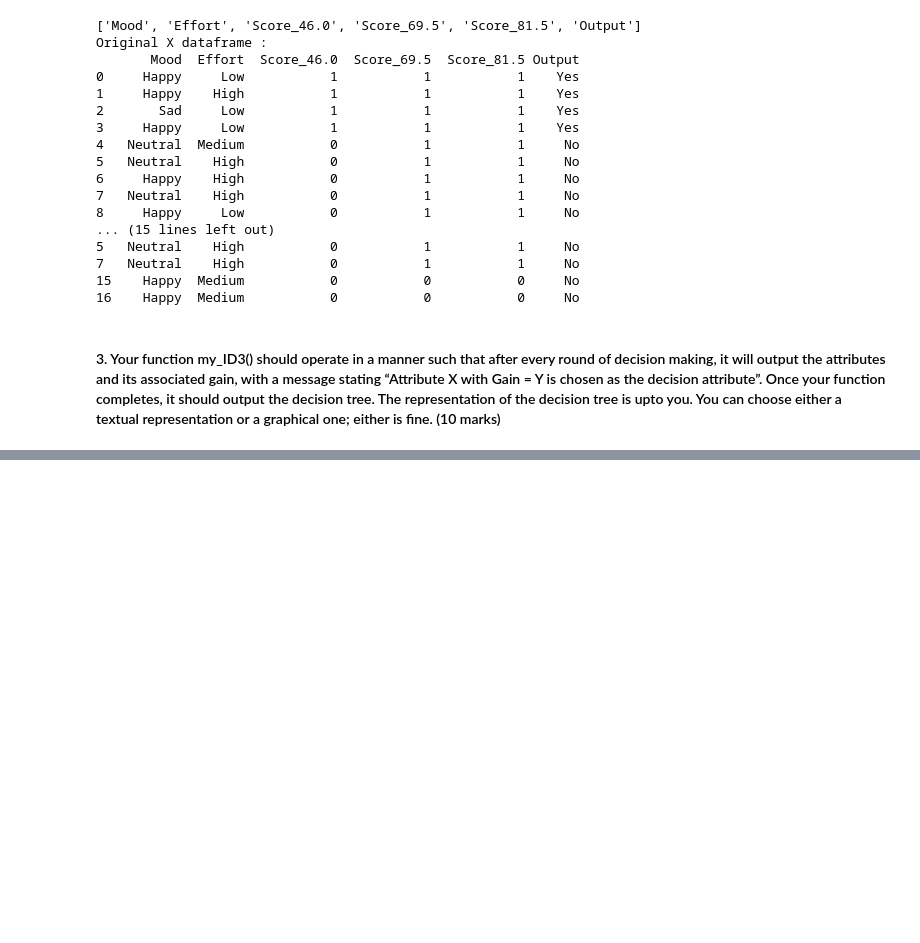
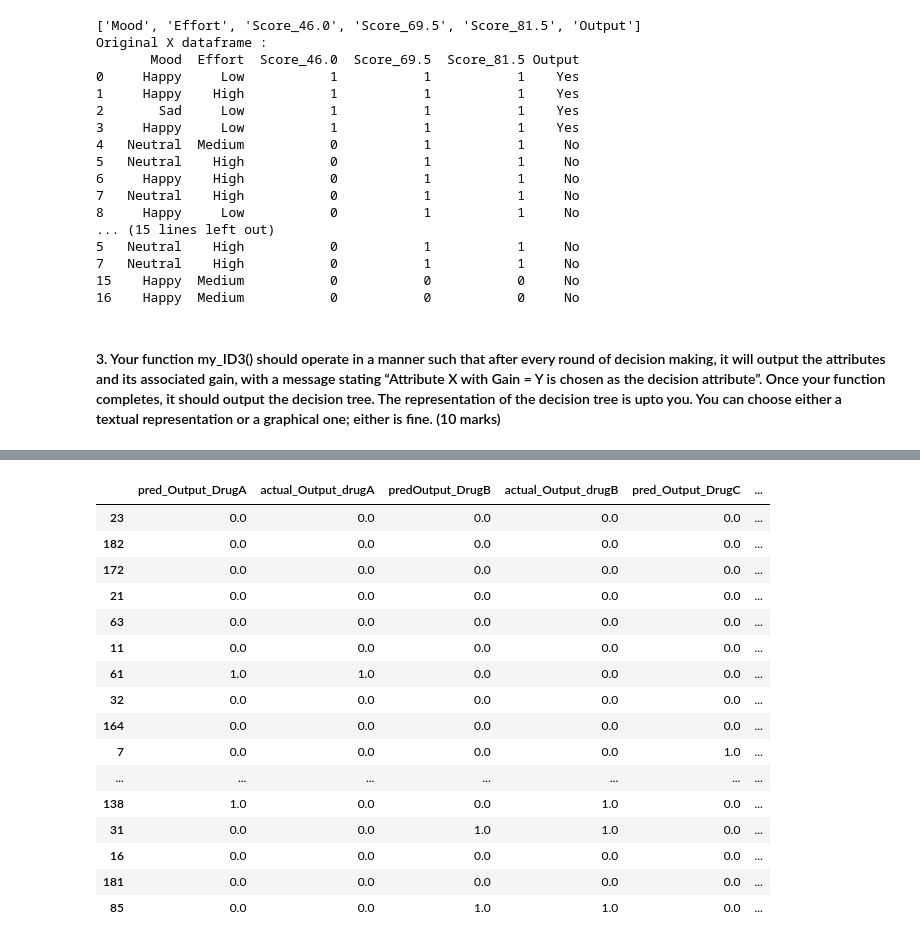
Before and after one commit to DeneshwaraSai/IIT-CS484-ML, a Jupyter notebook: Assignment1/Denesh_Assignment1.ipynb, the cells around one changed output, grey strips where cells are left out. Saved outputs shown, nothing was run; the diff lists cells and outputs as text; code cells hidden in the pictures; blank space fills up the shorter version.

```diff
--- a/Assignment1/Denesh_Assignment1.ipynb
+++ b/Assignment1/Denesh_Assignment1.ipynb
@@ -368,0 +635,51 @@ Mood  -> Entropy :  0.9819407868640977  -> Info Gain :  0.9159386515219116
+# %%
+'''
+The predicted multi-class output is split into separate lists for each drug.
+A dataframe is created to compare predicted vs actual outputs for each drug in separate columns.
+'''
+predOutputDrugA	= list()
+predOutputDrugB = list()
+predOutputDrugC	= list()
+predOutputDrugX	= list()
+predOutputDrugY	= list()
+
+for i in range(0, len(y_pred)):
+    predOutputDrugA.append(y_pred[i][0])
+    predOutputDrugB.append(y_pred[i][1])
+    predOutputDrugC.append(y_pred[i][2])
+    predOutputDrugX.append(y_pred[i][3])
+    predOutputDrugY.append(y_pred[i][4])
+
+actual_predicted = pd.DataFrame(
+    {
+        'pred_Output_DrugA'	: predOutputDrugA,
+        'actual_Output_drugA' : Y_test['Output_drugA'],
+        'predOutput_DrugB' : predOutputDrugB,
+        'actual_Output_drugB' : Y_test['Output_drugB'],
+        'pred_Output_DrugC' : predOutputDrugC,
+        'actual_Output_drugC' : Y_test['Output_drugC'],
+        'pred_Output_DrugX' : predOutputDrugX,
+        'actual_Output_drugX' : Y_test['Output_drugX'],
+        'pred_Output_DrugY' : predOutputDrugY,
+        'actual_Output_drugY' : Y_test['Output_drugY']
+    }
+)
+actual_predicted
+# %% [output]
+|  | pred_Output_DrugA | actual_Output_drugA | predOutput_DrugB | actual_Output_drugB | pred_Output_DrugC | ... |
+| 23 | 0.0 | 0.0 | 0.0 | 0.0 | 0.0 | ... |
+| 182 | 0.0 | 0.0 | 0.0 | 0.0 | 0.0 | ... |
+| 172 | 0.0 | 0.0 | 0.0 | 0.0 | 0.0 | ... |
+| 21 | 0.0 | 0.0 | 0.0 | 0.0 | 0.0 | ... |
+| 63 | 0.0 | 0.0 | 0.0 | 0.0 | 0.0 | ... |
+| 11 | 0.0 | 0.0 | 0.0 | 0.0 | 0.0 | ... |
+| 61 | 1.0 | 1.0 | 0.0 | 0.0 | 0.0 | ... |
+| 32 | 0.0 | 0.0 | 0.0 | 0.0 | 0.0 | ... |
+| 164 | 0.0 | 0.0 | 0.0 | 0.0 | 0.0 | ... |
+| 7 | 0.0 | 0.0 | 0.0 | 0.0 | 1.0 | ... |
+| ... | ... | ... | ... | ... | ... | ... |
+| 138 | 1.0 | 0.0 | 0.0 | 1.0 | 0.0 | ... |
+| 31 | 0.0 | 0.0 | 1.0 | 1.0 | 0.0 | ... |
+| 16 | 0.0 | 0.0 | 0.0 | 0.0 | 0.0 | ... |
+| 181 | 0.0 | 0.0 | 0.0 | 0.0 | 0.0 | ... |
+| 85 | 0.0 | 0.0 | 1.0 | 1.0 | 0.0 | ... |
```
Also changed, not shown: parts of 50 cells of this notebook, 2 other files.
